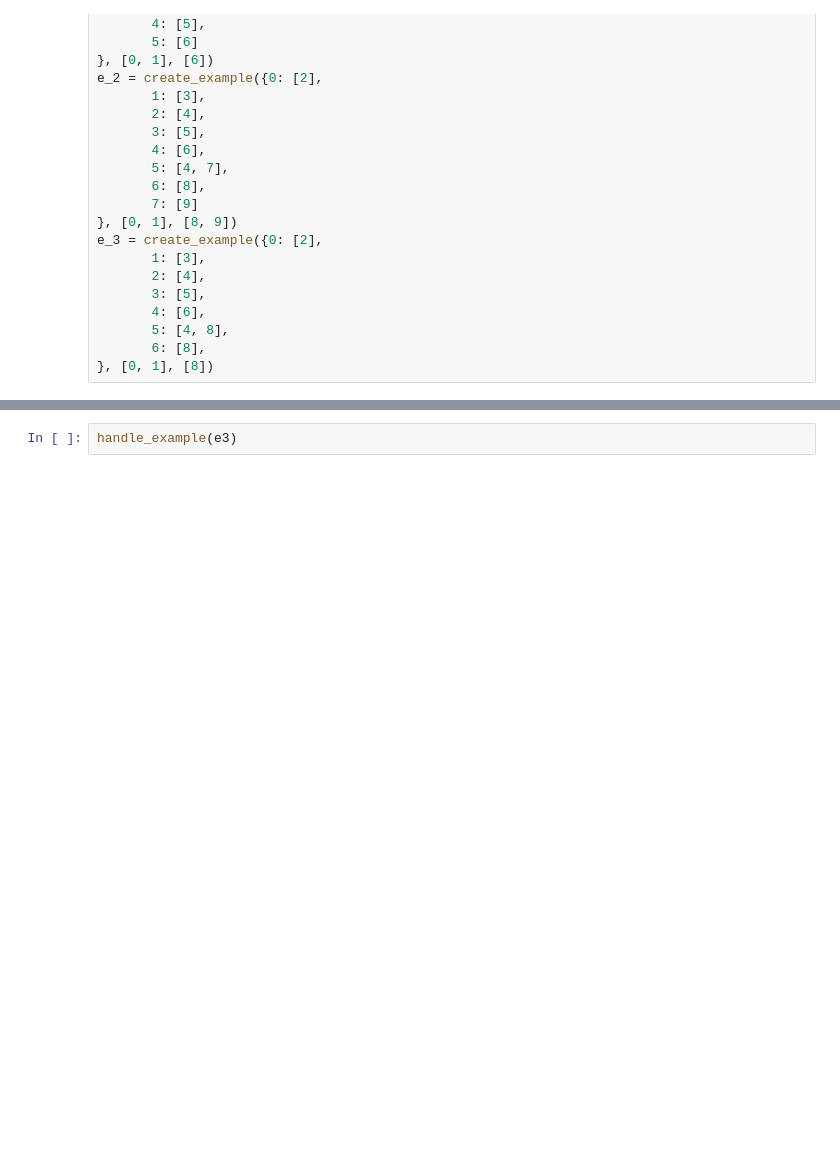
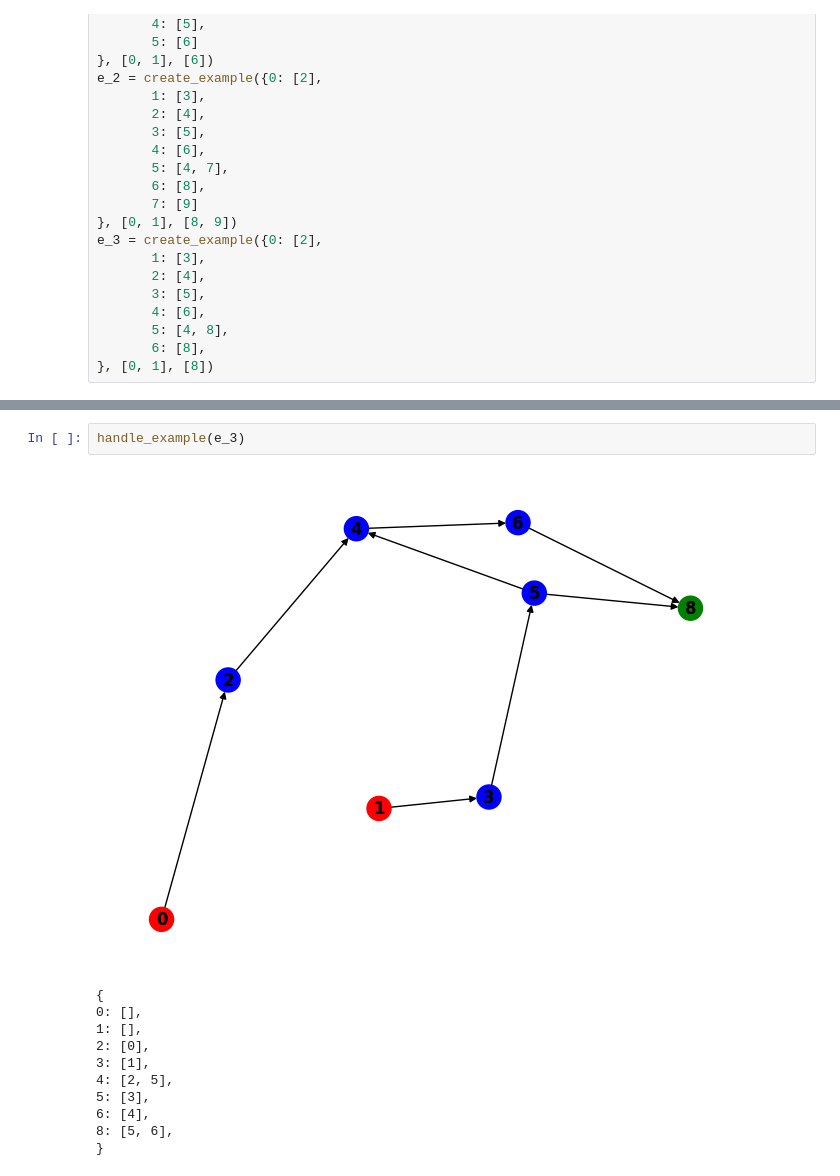
Before and after one commit to matiutd888/mgr, a Jupyter notebook: notebooks/magisterka_simulations.ipynb, the cells around one changed output, grey strips where cells are left out. Saved outputs shown, nothing was run; the diff lists cells and outputs as text; blank space fills up the shorter version.

```diff
--- a/notebooks/magisterka_simulations.ipynb
+++ b/notebooks/magisterka_simulations.ipynb
@@ -289,3 +303,15 @@ Example(graph=<networkx.classes.digraph.DiGraph object at 0x...>, starting_verti
 {2: {0: [0, 2]}, 3: {1: [1, 3]}, 5: {1: [1, 3, 5]}, 4: {0: [0, 2, 4], 1: [1, 3, 5, 4]}, 6: {0: [0, 2, 4, 6], 1: [1, 3, 5, 4, 6]}, 8: {0: [0, 2, 4, 6, 8], 1: [1, 3, 5, 4, 6, 8]}, 7: {1: [1, 3, 5, 7]},  ...
 # %%
-handle_example(e3)
+handle_example(e_3)
+# %% [output]
+[figure, added]
+{
+0: [],
+1: [],
+2: [0],
+3: [1],
+4: [2, 5],
+5: [3],
+6: [4],
+8: [5, 6],
+}
```
Also changed, not shown: parts of 13 cells of this notebook.
